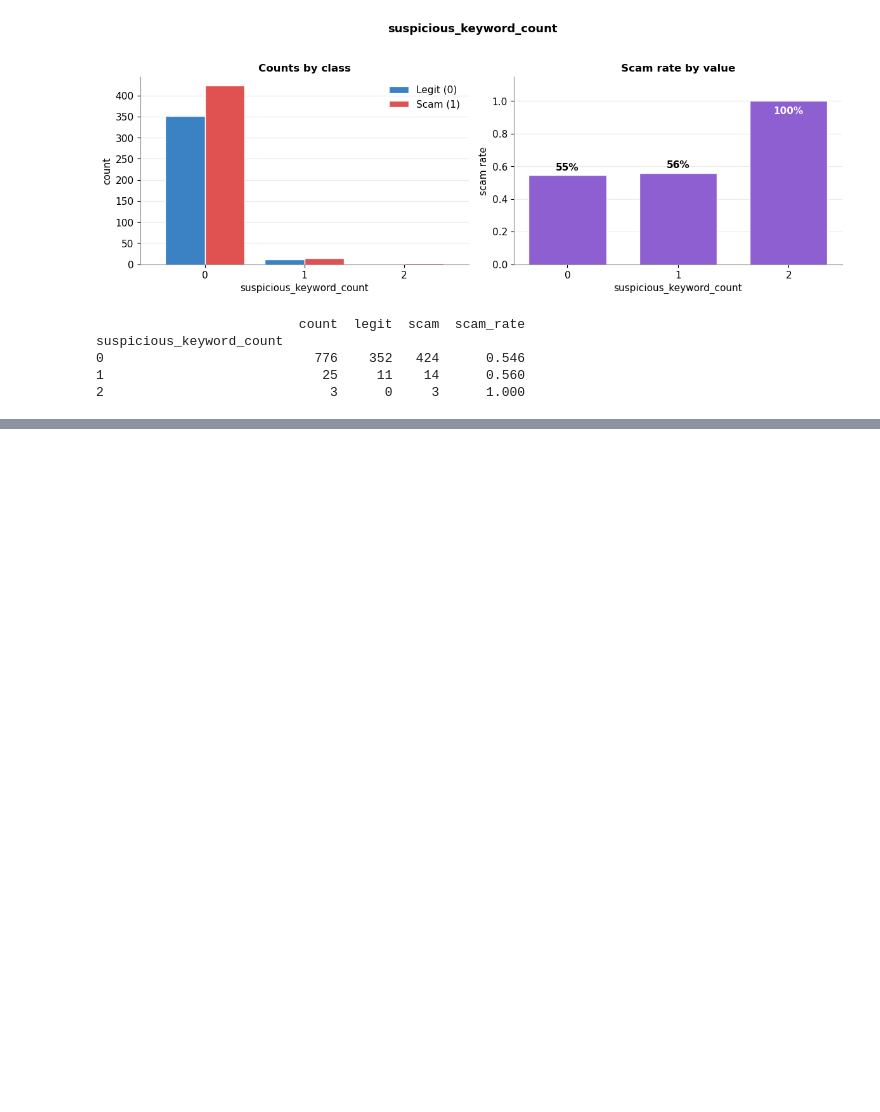
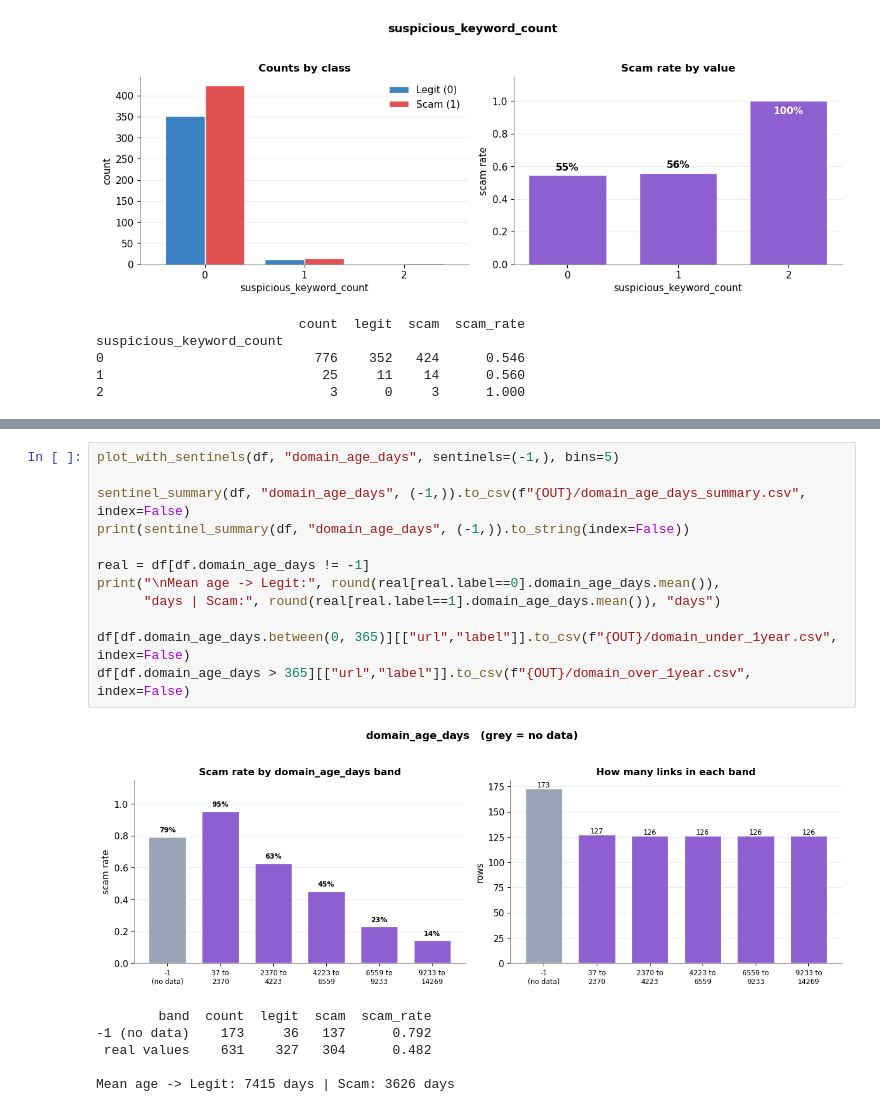
Before and after one commit to Syed-Margub/fraudulent-donation-link-detection-using-ai, a Jupyter notebook: notebooks/feature_visualization.ipynb, the cells around one changed output, grey strips where cells are left out. Drawn from its saved outputs; the diff is of its cells as text; blank space fills up the shorter version.

```diff
--- a/notebooks/feature_visualization.ipynb
+++ b/notebooks/feature_visualization.ipynb
@@ -330,0 +390,19 @@ suspicious_keyword_count
+# %%
+plot_with_sentinels(df, "domain_age_days", sentinels=(-1,), bins=5)
+
+sentinel_summary(df, "domain_age_days", (-1,)).to_csv(f"{OUT}/domain_age_days_summary.csv", index=False)
+print(sentinel_summary(df, "domain_age_days", (-1,)).to_string(index=False))
+
+real = df[df.domain_age_days != -1]
+print("\nMean age -> Legit:", round(real[real.label==0].domain_age_days.mean()),
+      "days | Scam:", round(real[real.label==1].domain_age_days.mean()), "days")
+
+df[df.domain_age_days.between(0, 365)][["url","label"]].to_csv(f"{OUT}/domain_under_1year.csv", index=False)
+df[df.domain_age_days > 365][["url","label"]].to_csv(f"{OUT}/domain_over_1year.csv", index=False)
+# %% [output]
+[figure, added]
+        band  count  legit  scam  scam_rate
+-1 (no data)    173     36   137      0.792
+ real values    631    327   304      0.482
+
+Mean age -> Legit: 7415 days | Scam: 3626 days
```
Also changed, not shown: parts of 23 cells of this notebook, 28 other files.
